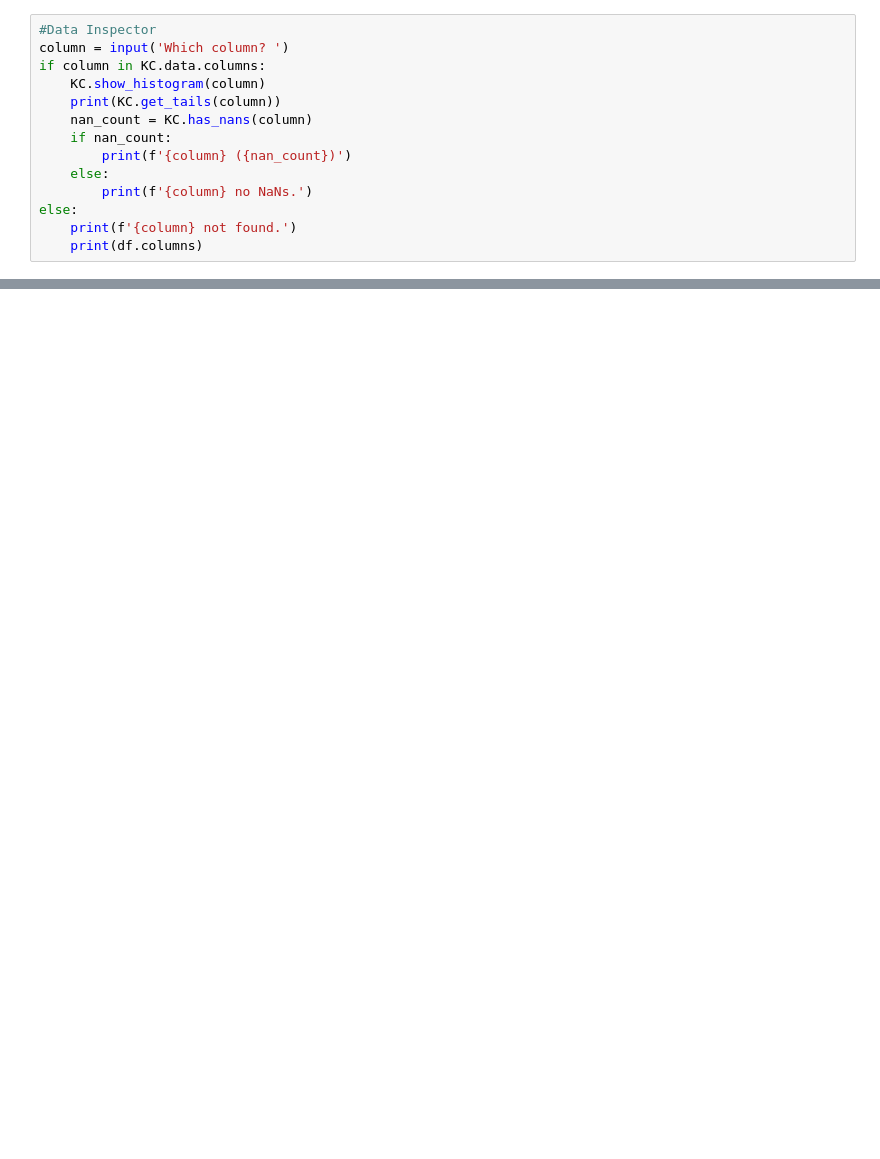
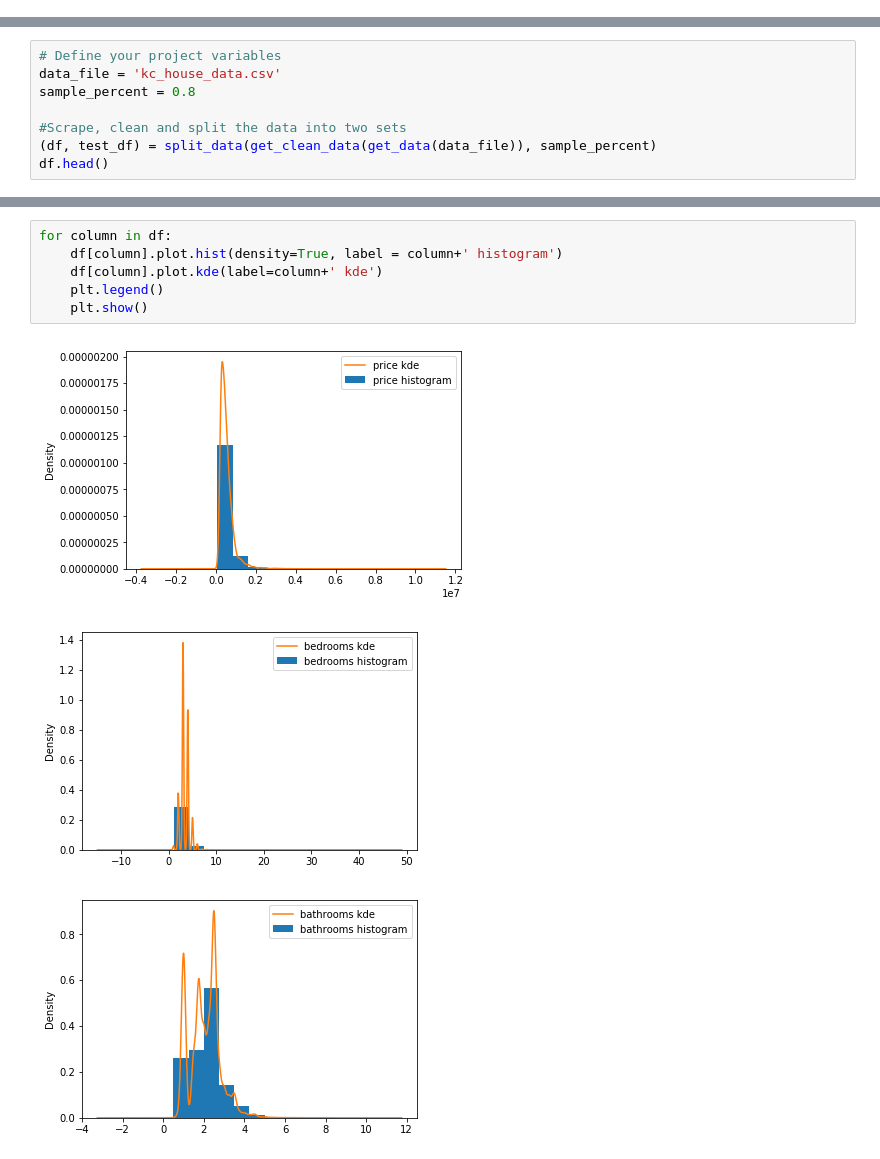
Before and after one commit to davidhaase/dsc-v2-mod1-final-project-nyc-ds-career-042219, a Jupyter notebook: dhaase/main.ipynb, the cells around one changed output, grey strips where cells are left out. Saved outputs shown, nothing was run; the diff lists cells and outputs as text; blank space fills up the shorter version.

```diff
--- a/dhaase/main.ipynb
+++ b/dhaase/main.ipynb
@@ -98,14 +0,0 @@ KC = HouseDataInspector(data_file)
-# %%
-#Data Inspector
-column = input('Which column? ')
-if column in KC.data.columns:
-    KC.show_histogram(column)
-    print(KC.get_tails(column))
-    nan_count = KC.has_nans(column)
-    if nan_count:
-        print(f'{column} ({nan_count})')
-    else:
-        print(f'{column} no NaNs.')
-else:
-    print(f'{column} not found.')
-    print(df.columns)
@@ -116,0 +94,8 @@ view (63)
+# %%
+# Define your project variables
+data_file = 'kc_house_data.csv'
+sample_percent = 0.8
+
+#Scrape, clean and split the data into two sets
+(df, test_df) = split_data(get_clean_data(get_data(data_file)), sample_percent)
+df.head()
@@ -116,0 +115,10 @@ view (63)
+# %%
+for column in df:
+    df[column].plot.hist(density=True, label = column+' histogram')
+    df[column].plot.kde(label=column+' kde')
+    plt.legend()
+    plt.show()
+# %% [output]
+[figure, added]
+[figure, added]
+[figure, added]
```
Also changed, not shown: parts of 41 cells of this notebook, 2 other files.
